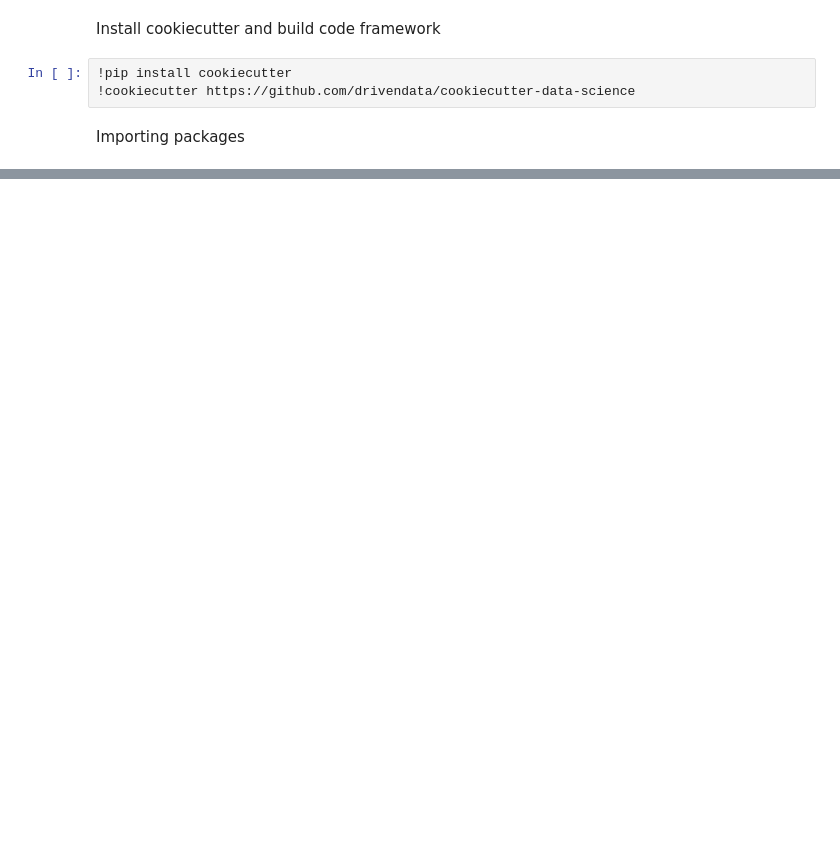
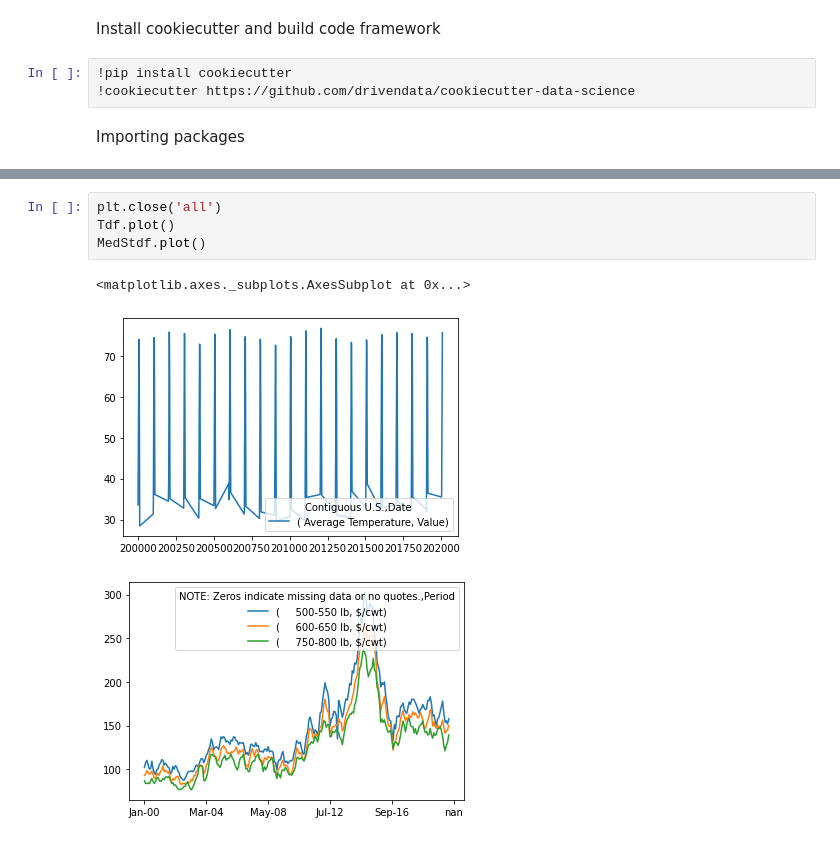
Before and after one commit to m677s345/EECS731_MS_Project1, a Jupyter notebook: EECS731_project1_pandas.ipynb, the cells around one changed output, grey strips where cells are left out. Drawn from its saved outputs; the diff is of its cells as text; blank space fills up the shorter version.

```diff
--- a/EECS731_project1_pandas.ipynb
+++ b/EECS731_project1_pandas.ipynb
@@ -30,0 +52,8 @@ LPdf.head(10)
+# %%
+plt.close('all')
+Tdf.plot()
+MedStdf.plot()
+# %% [output]
+<matplotlib.axes._subplots.AxesSubplot at 0x...>
+[figure, added]
+[figure, added]
```
Also changed, not shown: parts of 3 cells of this notebook.
